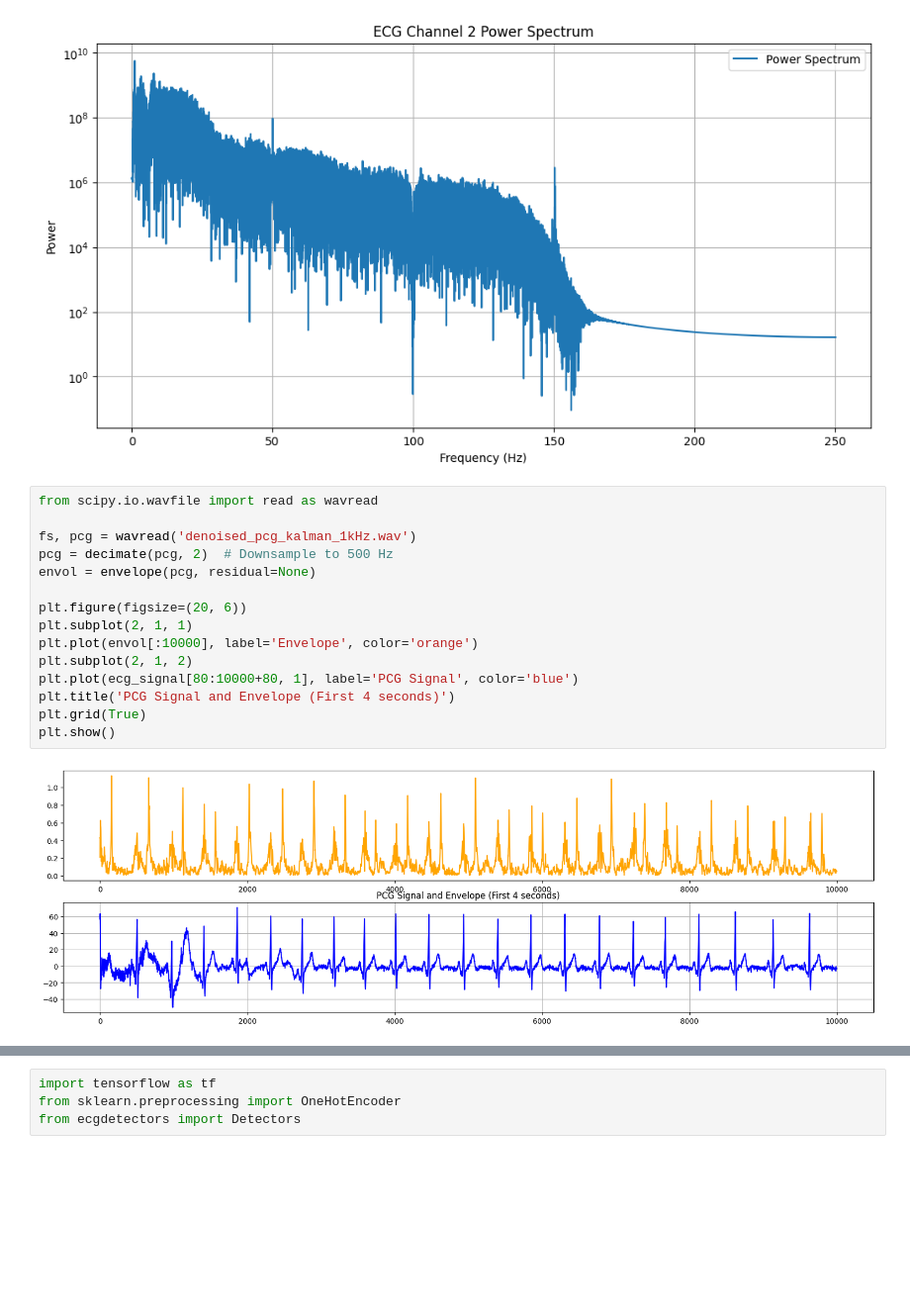
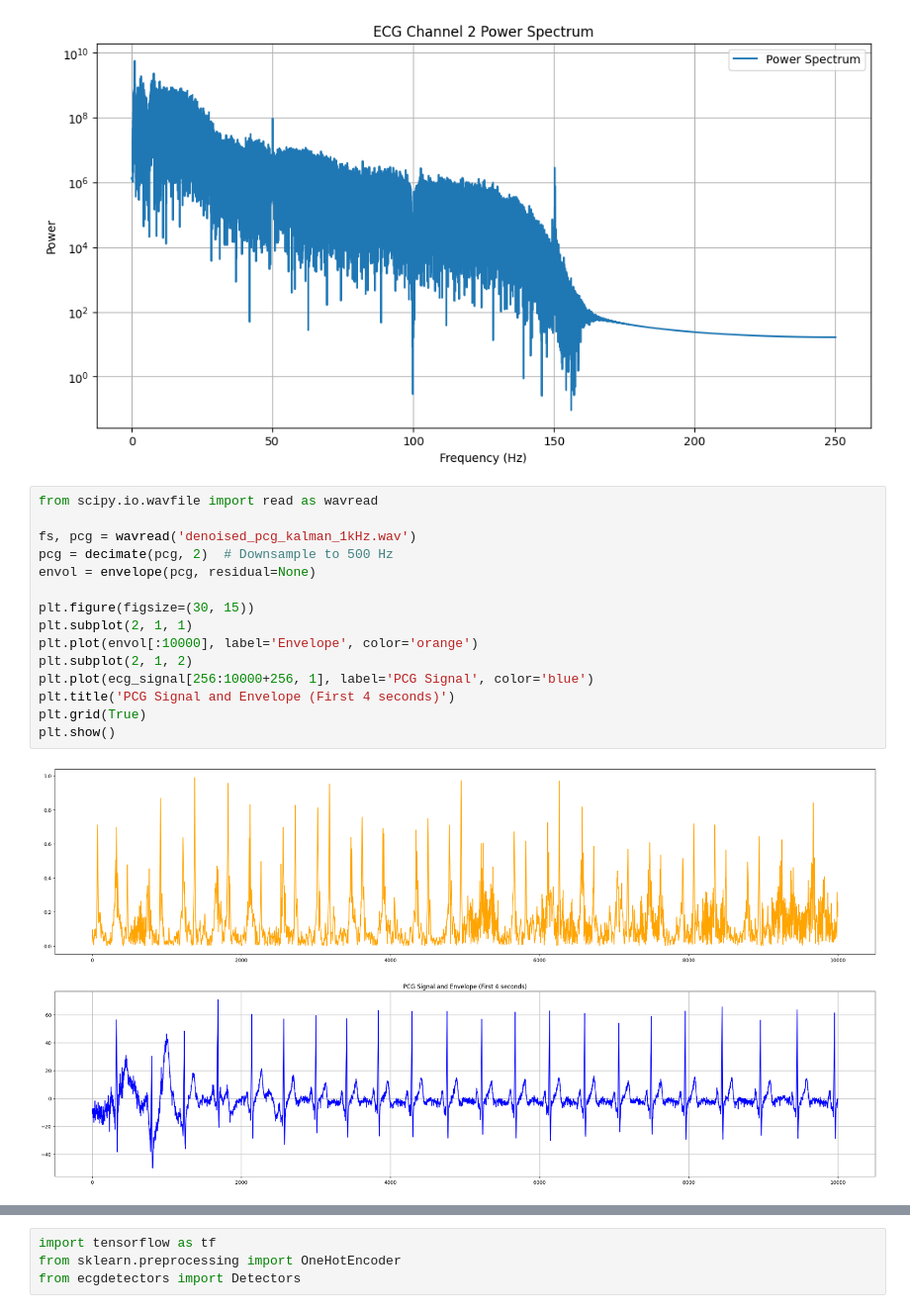
Before and after one commit to djorgeext/pcg-ecg-analysis, a Jupyter notebook: procesamiento_ecg_500Hz.ipynb, the cells around one changed output, grey strips where cells are left out. Shown: that part at 99% size. Drawn from its saved outputs; the diff is of its cells as text; blank space fills up the shorter version.

```diff
--- a/procesamiento_ecg_500Hz.ipynb
+++ b/procesamiento_ecg_500Hz.ipynb
@@ -102,18 +102,18 @@ plt.show()
 # %%
 from scipy.io.wavfile import read as wavread
 
 fs, pcg = wavread('denoised_pcg_kalman_1kHz.wav')
 pcg = decimate(pcg, 2)  # Downsample to 500 Hz
 envol = envelope(pcg, residual=None)
 
-plt.figure(figsize=(20, 6))
+plt.figure(figsize=(30, 15))
 plt.subplot(2, 1, 1)
 plt.plot(envol[:10000], label='Envelope', color='orange')
 plt.subplot(2, 1, 2)
-plt.plot(ecg_signal[80:10000+80, 1], label='PCG Signal', color='blue')
+plt.plot(ecg_signal[256:10000+256, 1], label='PCG Signal', color='blue')
 plt.title('PCG Signal and Envelope (First 4 seconds)')
 plt.grid(True)
 plt.show()
 # %% [output]
-[figure, old version]
+[figure, new version]
 # %%
```
Also changed, not shown: parts of 1 cell of this notebook, 6 other files.
